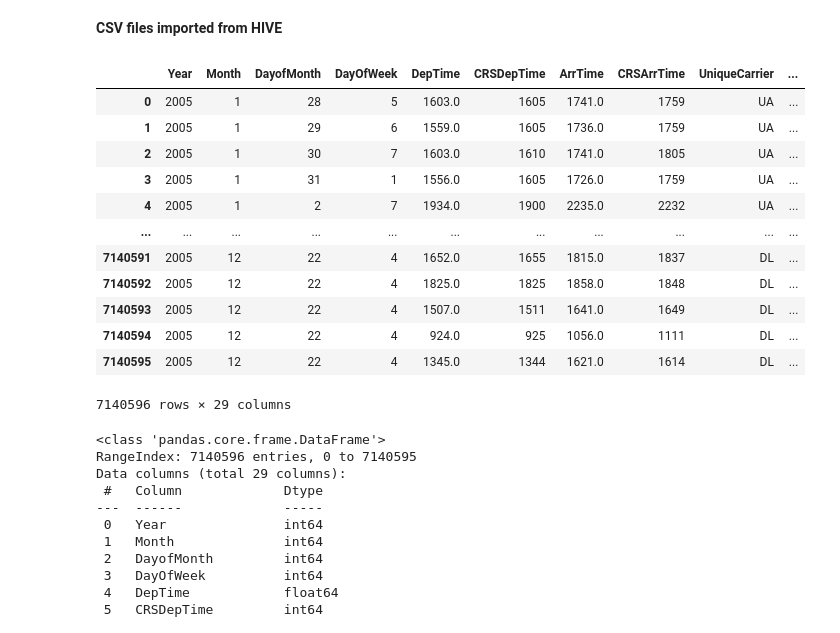
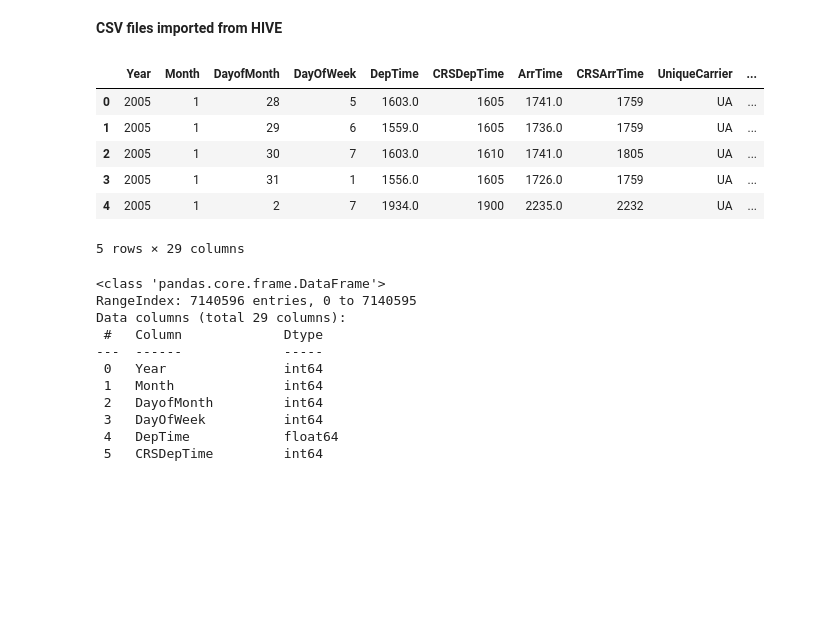
Before and after one commit to DianaKahar/Data_Management2, a Jupyter notebook: P137263_Assignment2.ipynb, the cells around one changed output. Saved outputs shown, nothing was run; the diff lists cells and outputs as text; code cells hidden in the pictures; blank space fills up the shorter version.

```diff
--- a/P137263_Assignment2.ipynb
+++ b/P137263_Assignment2.ipynb
@@ -71,21 +71,15 @@ import seaborn as sns
 **CSV files imported from HIVE**
 # %%
 flight2005 = pd.read_csv('/content/drive/MyDrive/2005/flight2005.csv')
-flight2005
+flight2005.head()
 # %% [output]
 |  | Year | Month | DayofMonth | DayOfWeek | DepTime | CRSDepTime | ArrTime | CRSArrTime | UniqueCarrier | ... |
 | 0 | 2005 | 1 | 28 | 5 | 1603.0 | 1605 | 1741.0 | 1759 | UA | ... |
 | 1 | 2005 | 1 | 29 | 6 | 1559.0 | 1605 | 1736.0 | 1759 | UA | ... |
 | 2 | 2005 | 1 | 30 | 7 | 1603.0 | 1610 | 1741.0 | 1805 | UA | ... |
 | 3 | 2005 | 1 | 31 | 1 | 1556.0 | 1605 | 1726.0 | 1759 | UA | ... |
 | 4 | 2005 | 1 | 2 | 7 | 1934.0 | 1900 | 2235.0 | 2232 | UA | ... |
-| ... | ... | ... | ... | ... | ... | ... | ... | ... | ... | ... |
-| 7140591 | 2005 | 12 | 22 | 4 | 1652.0 | 1655 | 1815.0 | 1837 | DL | ... |
-| 7140592 | 2005 | 12 | 22 | 4 | 1825.0 | 1825 | 1858.0 | 1848 | DL | ... |
-| 7140593 | 2005 | 12 | 22 | 4 | 1507.0 | 1511 | 1641.0 | 1649 | DL | ... |
-| 7140594 | 2005 | 12 | 22 | 4 | 924.0 | 925 | 1056.0 | 1111 | DL | ... |
-| 7140595 | 2005 | 12 | 22 | 4 | 1345.0 | 1344 | 1621.0 | 1614 | DL | ... |
-7140596 rows × 29 columns
+5 rows × 29 columns
 # %%
 flight2005.info()
 # %% [output]
```
Also changed, not shown: parts of 1 cell of this notebook.
